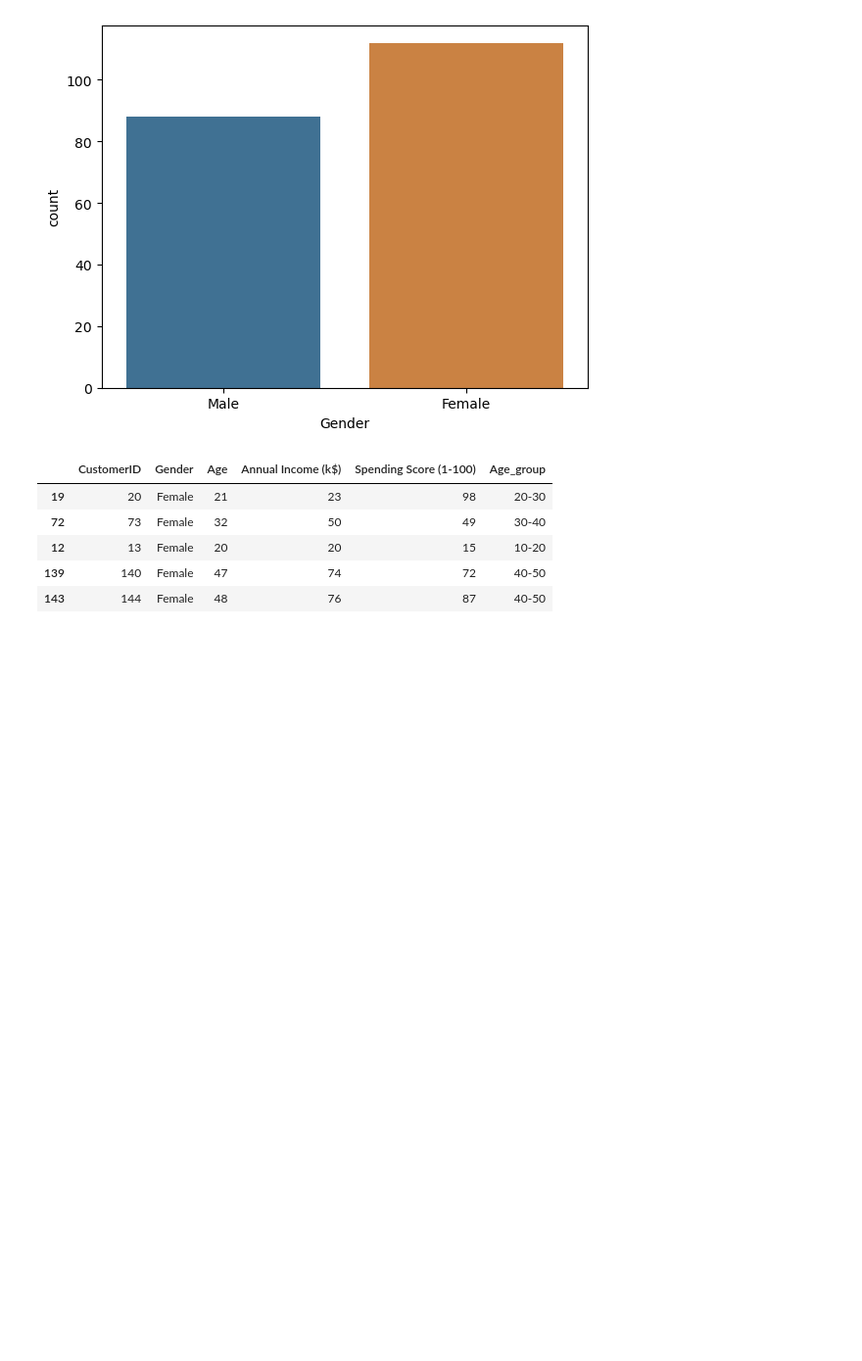
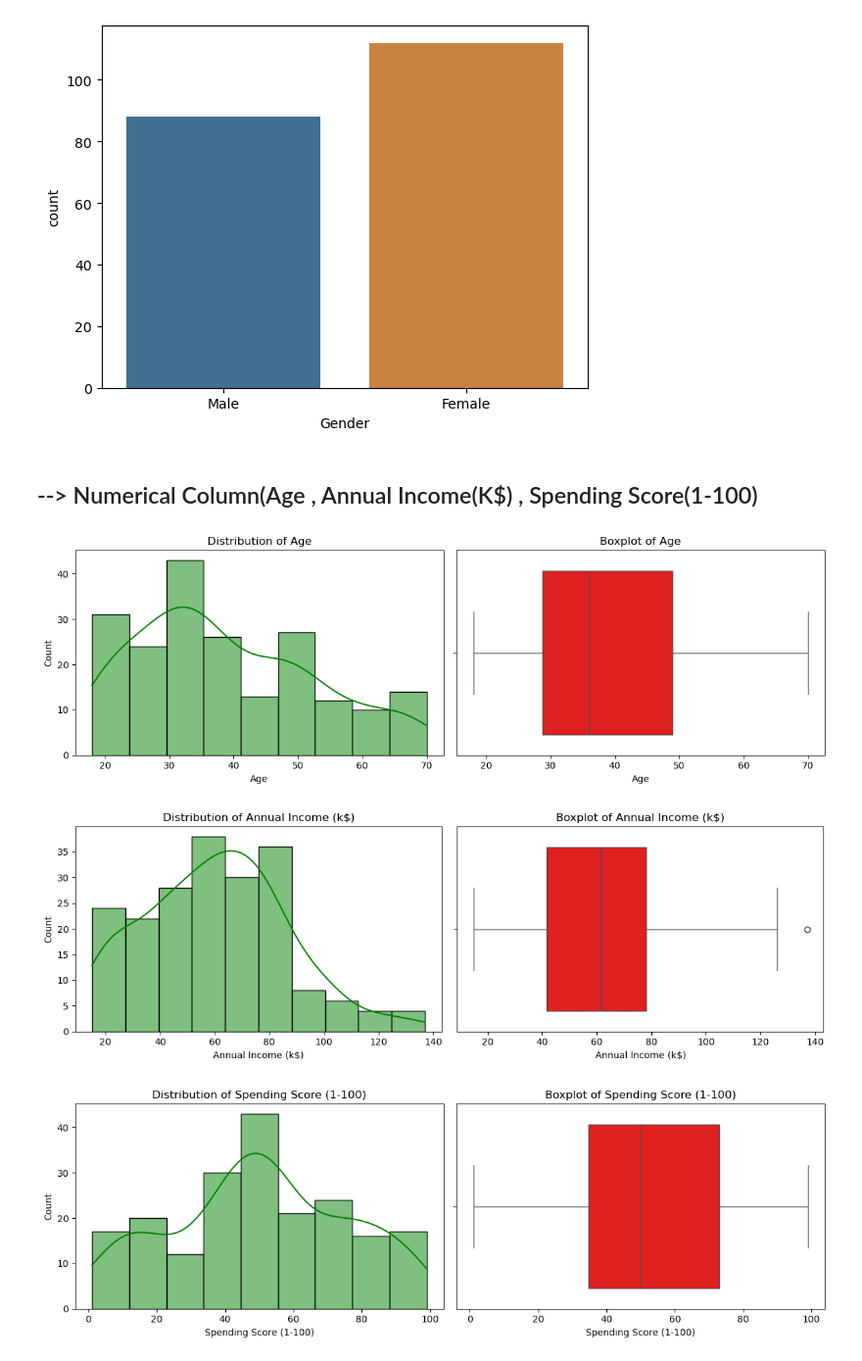
Before and after one commit to Nitin68BFH/mall_customers_eda, a Jupyter notebook: Untitled.ipynb, the cells around one changed output. Shown: that part at 98% size. Drawn from its saved outputs; the diff is of its cells as text; code cells hidden in the pictures; blank space fills up the shorter version.

```diff
--- a/Untitled.ipynb
+++ b/Untitled.ipynb
@@ -83,13 +90,27 @@ Female    112
 Male       88
 Name: count, dtype: int64
 [figure]
-# %%
-df["Age_group"] = pd.cut(df["Age"] , bins = [10,20,30,40,50,60,70],labels = ["10-20","20-30","30-40","40-50","50-60","60-70"])
-df.sample(5)
-# %% [output]
-|  | CustomerID | Gender | Age | Annual Income (k$) | Spending Score (1-100) | Age_group |
-| 19 | 20 | Female | 21 | 23 | 98 | 20-30 |
-| 72 | 73 | Female | 32 | 50 | 49 | 30-40 |
-| 12 | 13 | Female | 20 | 20 | 15 | 10-20 |
-| 139 | 140 | Female | 47 | 74 | 72 | 40-50 |
-| 143 | 144 | Female | 48 | 76 | 87 | 40-50 |
+# %% [markdown]
+## --> Numerical Column(Age , Annual Income(K$) , Spending Score(1-100)
+# %%
+numerical_cols = df.select_dtypes(include='number').columns
+
+for col in numerical_cols:
+    plt.figure(figsize=(12, 4))
+
+    # Histogram
+    plt.subplot(1, 2, 1)
+    sns.histplot(df[col], kde=True, color='green')
+    plt.title(f'Distribution of {col}')
+
+    # Boxplot
+    plt.subplot(1, 2, 2)
+    sns.boxplot(x=df[col], color='red')
+    plt.title(f'Boxplot of {col}')
+
+    plt.tight_layout()
+    plt.show()
+# %% [output]
+[figure, added]
+[figure, added]
+[figure, added]
```
Also changed, not shown: parts of 24 cells of this notebook, 1 other file.
